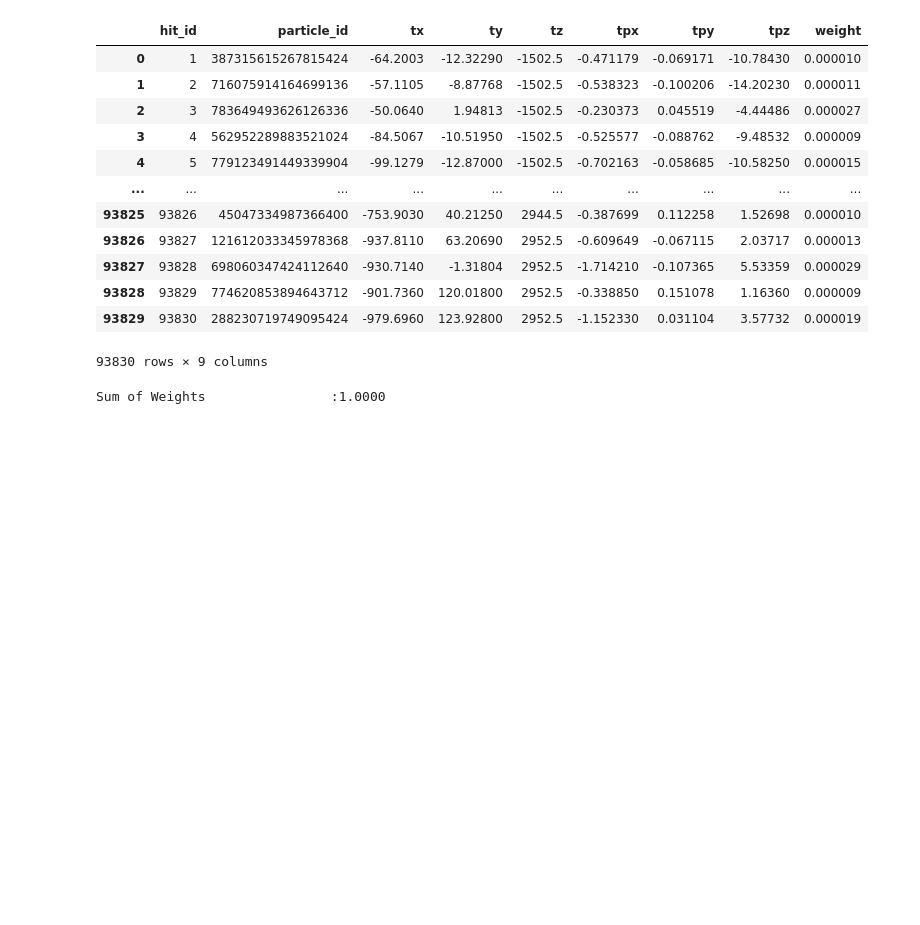
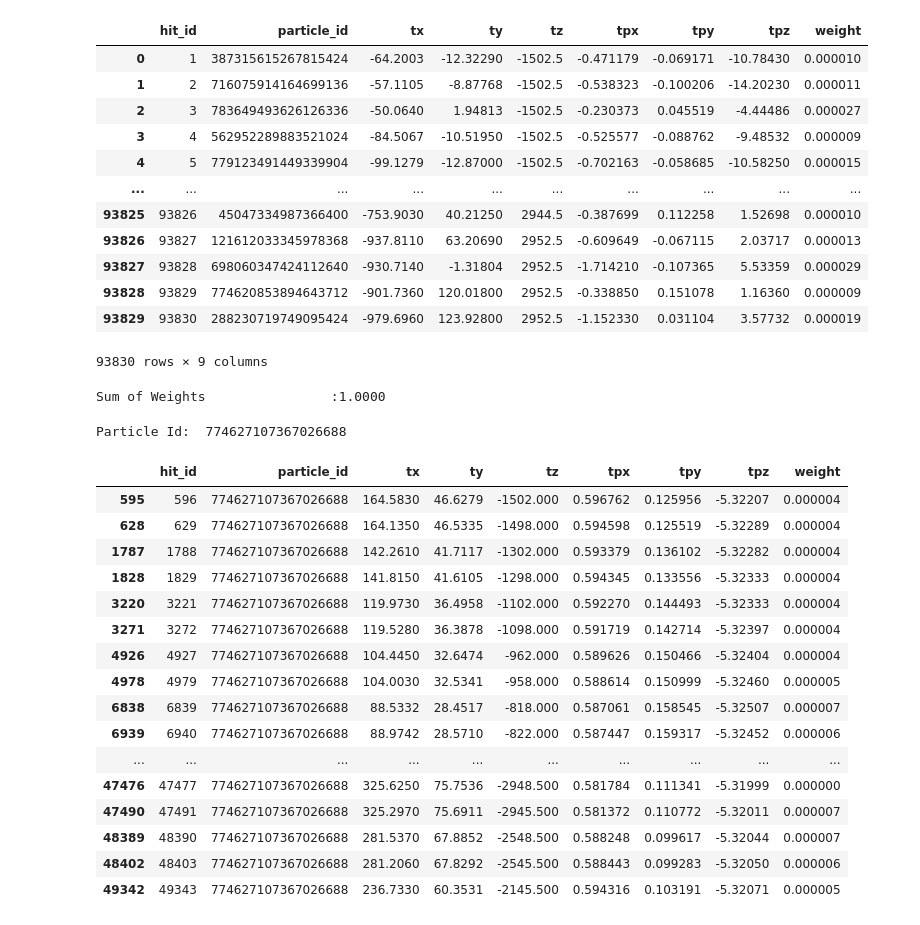
Before and after one commit to Ashmit0/TrackML-Particle-Tracking, a Jupyter notebook: Notebooks/EDA.ipynb, the cells around one changed output. Drawn from its saved outputs; the diff is of its cells as text; code cells hidden in the pictures; blank space fills up the shorter version.

Commit message:
Updated EDA and Created Dataset Building notebook

```diff
--- a/Notebooks/EDA.ipynb
+++ b/Notebooks/EDA.ipynb
@@ -33,12 +33,16 @@ train_FileType = [
     'particles' , 'truth'
 ]
 
-dataset_path = '../data/train_100_events/'
+test_FileType = [
+    'hits' , 'cells'
+]
+
+train_dataset_path = '../data/train_100_events/'
 
 events = [
-    code[:-9] for code in os.listdir(dataset_path) if code.endswith('-hits.csv')
+    code[:-9] for code in os.listdir(train_dataset_path) if code.endswith('-hits.csv')
 ]
-print(f'lenght of events list {len(events)}')
+print(f'lenght of events list: {len(events)}')
 
 # choose a event at random
 event = str(np.random.choice( events ) )
@@ -48,12 +52,16 @@ lenght of events list 100
 'event000001044'
 # %%
-def read_event_files(path:str,eventid:str)->dict:
+def read_event_files(path:str,eventid:str,train:bool=True)->dict:
+    if train :
+        FileType = train_FileType
+    else :
+        FileType = test_FileType
     data = {
-        ftype : pd.read_csv(path + eventid + '-' + ftype + '.csv' ) for ftype in train_FileType
+        ftype : pd.read_csv(path + eventid + '-' + ftype + '.csv' ) for ftype in FileType
     }
     return data
 
-event_data = read_event_files(dataset_path,event)
+event_data = read_event_files(train_dataset_path,event)
 # %%
 event_data.keys()
 # %% [output]
@@ -165,3 +173,29 @@ print( "{:<30s}:{:<10.4f}".format('Sum of Weights' ,data.weight.sum()) )
 | 93829 | 93830 | 288230719749095424 | -979.6960 | 123.92800 | 2952.5 | -1.152330 | 0.031104 | 3.57732 | 0.000019 |
 93830 rows × 9 columns
 Sum of Weights                :1.0000
+# %%
+# lets check the particle with the most number of hists :
+maxhit_particleId = event_data['particles'].particle_id[ event_data['particles'].nhits.idxmax() ]
+print( 'Particle Id: ' , maxhit_particleId)
+
+maxhit_particle_hits = event_data['truth'][ event_data['truth']['particle_id'] == maxhit_particleId ]
+maxhit_particle_hits
+# %% [output]
+Particle Id:  774627107367026688
+|  | hit_id | particle_id | tx | ty | tz | tpx | tpy | tpz | weight |
+| 595 | 596 | 774627107367026688 | 164.5830 | 46.6279 | -1502.000 | 0.596762 | 0.125956 | -5.32207 | 0.000004 |
+| 628 | 629 | 774627107367026688 | 164.1350 | 46.5335 | -1498.000 | 0.594598 | 0.125519 | -5.32289 | 0.000004 |
+| 1787 | 1788 | 774627107367026688 | 142.2610 | 41.7117 | -1302.000 | 0.593379 | 0.136102 | -5.32282 | 0.000004 |
+| 1828 | 1829 | 774627107367026688 | 141.8150 | 41.6105 | -1298.000 | 0.594345 | 0.133556 | -5.32333 | 0.000004 |
+| 3220 | 3221 | 774627107367026688 | 119.9730 | 36.4958 | -1102.000 | 0.592270 | 0.144493 | -5.32333 | 0.000004 |
+| 3271 | 3272 | 774627107367026688 | 119.5280 | 36.3878 | -1098.000 | 0.591719 | 0.142714 | -5.32397 | 0.000004 |
+| 4926 | 4927 | 774627107367026688 | 104.4450 | 32.6474 | -962.000 | 0.589626 | 0.150466 | -5.32404 | 0.000004 |
+| 4978 | 4979 | 774627107367026688 | 104.0030 | 32.5341 | -958.000 | 0.588614 | 0.150999 | -5.32460 | 0.000005 |
+| 6838 | 6839 | 774627107367026688 | 88.5332 | 28.4517 | -818.000 | 0.587061 | 0.158545 | -5.32507 | 0.000007 |
+| 6939 | 6940 | 774627107367026688 | 88.9742 | 28.5710 | -822.000 | 0.587447 | 0.159317 | -5.32452 | 0.000006 |
+| ... | ... | ... | ... | ... | ... | ... | ... | ... | ... |
+| 47476 | 47477 | 774627107367026688 | 325.6250 | 75.7536 | -2948.500 | 0.581784 | 0.111341 | -5.31999 | 0.000000 |
+| 47490 | 47491 | 774627107367026688 | 325.2970 | 75.6911 | -2945.500 | 0.581372 | 0.110772 | -5.32011 | 0.000007 |
+| 48389 | 48390 | 774627107367026688 | 281.5370 | 67.8852 | -2548.500 | 0.588248 | 0.099617 | -5.32044 | 0.000007 |
+| 48402 | 48403 | 774627107367026688 | 281.2060 | 67.8292 | -2545.500 | 0.588443 | 0.099283 | -5.32050 | 0.000006 |
+| 49342 | 49343 | 774627107367026688 | 236.7330 | 60.3531 | -2145.500 | 0.594316 | 0.103191 | -5.32071 | 0.000005 |
```
Also changed, not shown: parts of 14 cells of this notebook.
